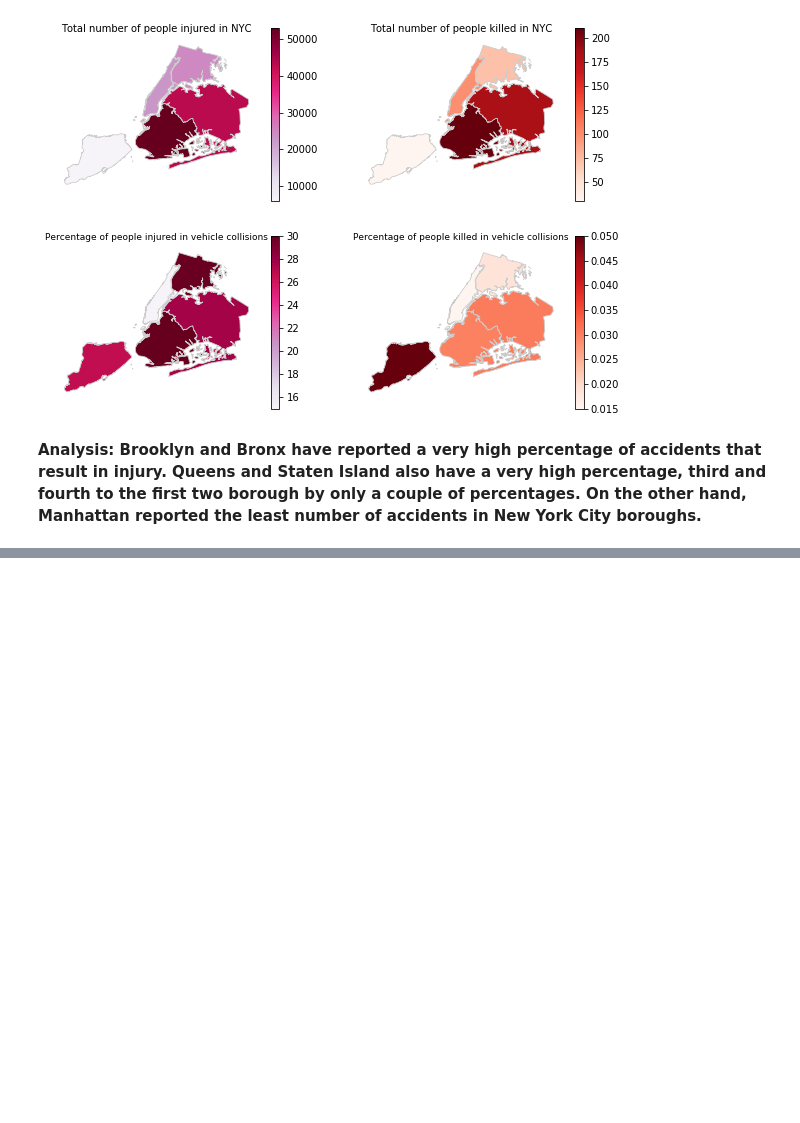
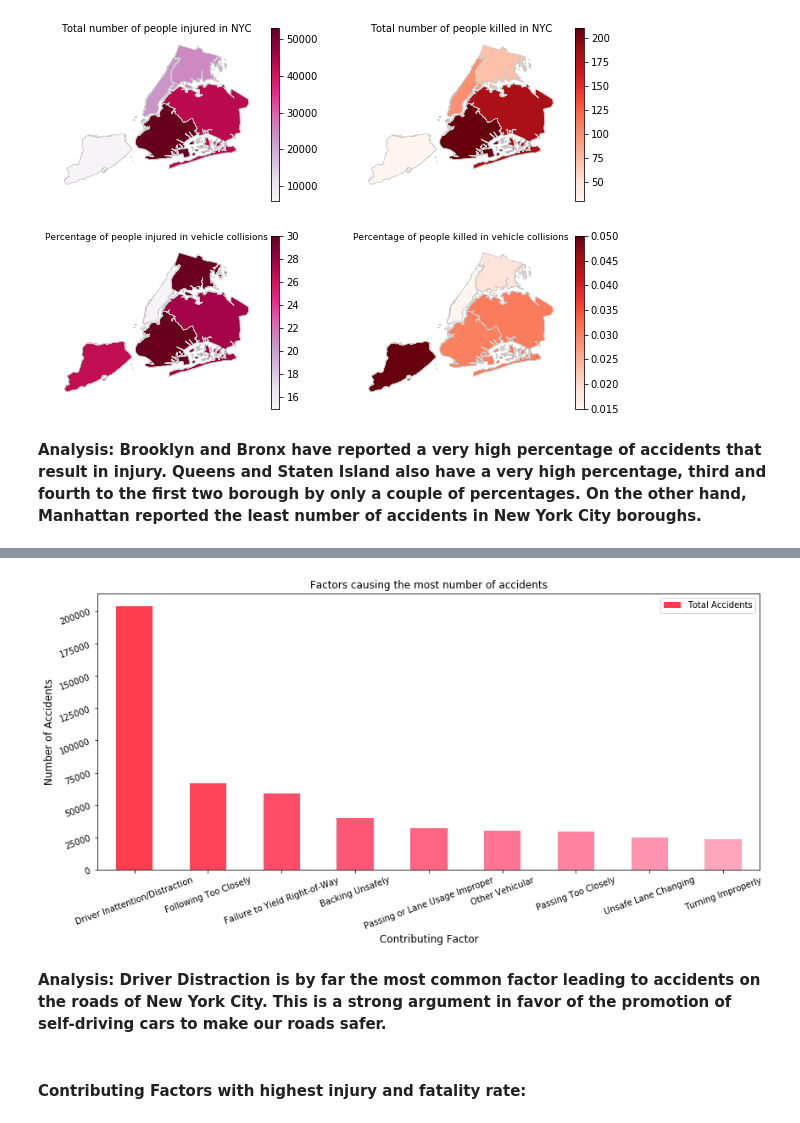
Before and after one commit to skhiearth/NYC-Motor-Vehicle-Collisions, a Jupyter notebook: NYC-Motor-Vehicle-Collisions.ipynb, the cells around one changed output, grey strips where cells are left out. Cells and saved outputs as stored; diff of their text form; code cells hidden in the pictures; blank space fills up the shorter version.

```diff
--- a/NYC-Motor-Vehicle-Collisions.ipynb
+++ b/NYC-Motor-Vehicle-Collisions.ipynb
@@ -207,0 +214,3 @@ factor_wise.head(3)
+# %%
+factor_accidents = factor_wise.sort_values('Total Accidents', ascending = False).head(10)
+factor_accidents.head(3)
@@ -207,0 +222,26 @@ factor_wise.head(3)
+# %%
+# Create figure and axes for Matplotlib
+fig, ax = plt.subplots(1, figsize=(14, 6))
+
+# Defining color map
+color = np.flip(cm.Reds(np.linspace(.2,.6, 10)))
+
+# Creating the plot
+factor_accidents.plot(x = 'CONTRIBUTING FACTOR VEHICLE 1',
+                      y = 'Total Accidents', kind = 'bar',
+                      color = color, stacked = True, ax = ax)
+
+# Customizing the Visulation
+ax.set_title('Factors causing the most number of accidents', size = 12)
+ax.set_xlabel('Contributing Factor', size = 12)
+ax.set_ylabel('Number of Accidents', size = 12)
+ax.tick_params(labelrotation = 20)
+
+# Exporting the visualisation
+fig.savefig('plots/factor_accidents.png', dpi=500)
+# %% [output]
+[figure, added]
+# %% [markdown]
+**Analysis: Driver Distraction is by far the most common factor leading to accidents on the roads of New York City. This is a strong argument in favor of the promotion of self-driving cars to make our roads safer.**
+# %% [markdown]
+#### Contributing Factors with highest injury and fatality rate:
```
Also changed, not shown: parts of 8 cells of this notebook.
